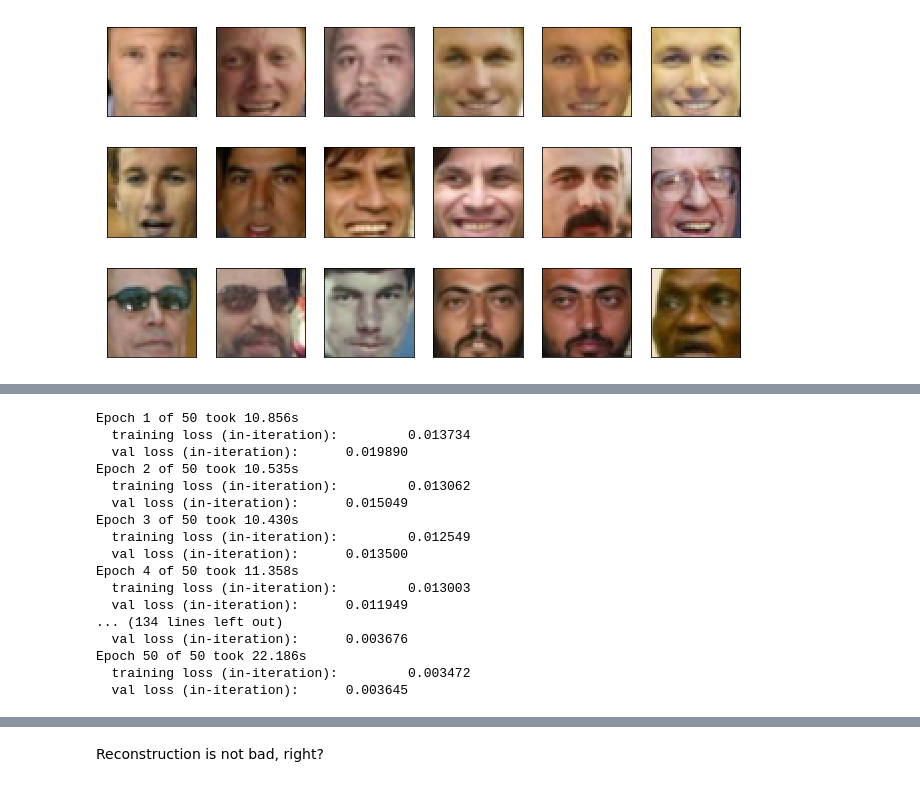
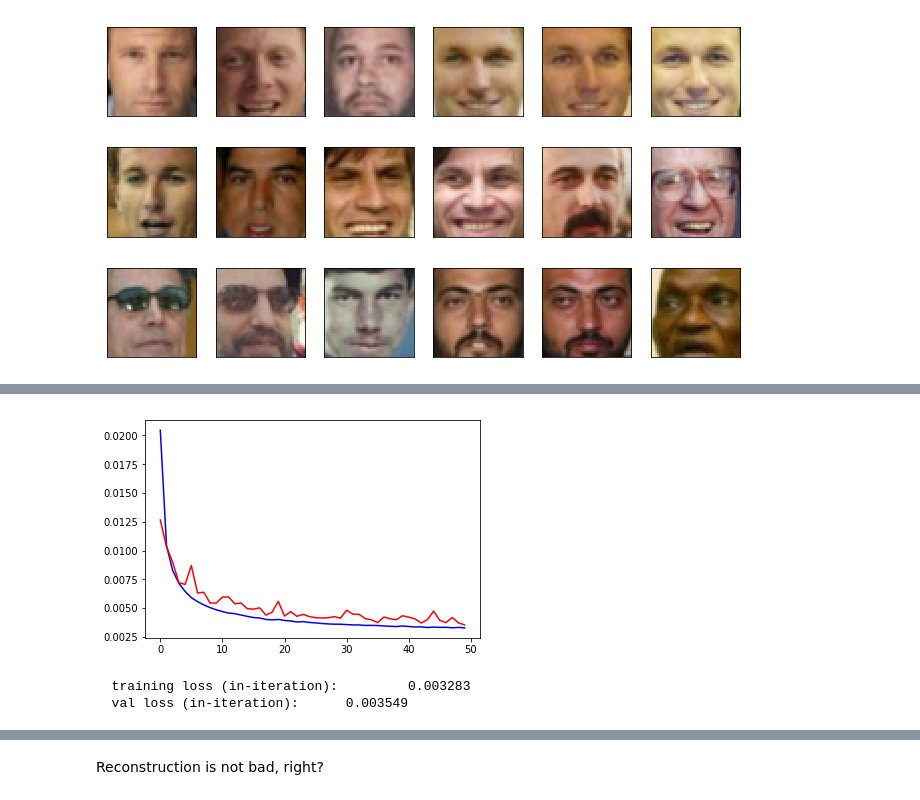
Before and after one commit to ilivans/Practical_DL, a Jupyter notebook: homework03/homework03_part2_vae.ipynb, the cells around one changed output, grey strips where cells are left out. Drawn from its saved outputs; the diff is of its cells as text; code cells hidden in the pictures.

```diff
--- a/homework03/homework03_part2_vae.ipynb
+++ b/homework03/homework03_part2_vae.ipynb
@@ -128,56 +130,47 @@ optimizer = optim.Adam(autoencoder.parameters(), 5e-4)
 # %%
 import time
 from tqdm import tqdm_notebook as tqdm
+from IPython.display import clear_output
 
 def compute_loss(X_batch):
-    X_var = Variable(X_batch)
+    X_var = Variable(X_batch).cuda()
     X_pred = autoencoder(X_var)[0]
     return criterion(X_pred, X_var)
 
 
 train_loss = []
 val_loss = []
 num_epochs = 50
 
 for epoch in range(num_epochs):
     start_time = time.time()
     autoencoder.train(True) # enable dropout / batch_norm training behavior
     for X_batch, _ in train_loader:
         loss = compute_loss(X_batch)
         loss.backward()
         optimizer.step()
         optimizer.zero_grad()
-        train_loss.append(loss.data.numpy()[0])
+        train_loss.append(loss.cpu().data.numpy()[0])
 
     autoencoder.train(False) # disable dropout / use averages for batch_norm
     for X_batch, _ in val_loader:
         loss = compute_loss(X_batch)
-        val_loss.append(loss.data.numpy()[0])
+        val_loss.append(loss.cpu().data.numpy()[0])
 
-    print("Epoch {} of {} took {:.3f}s".format(
-        epoch + 1, num_epochs, time.time() - start_time))
-    print("  training loss (in-iteration): \t{:.6f}".format(
-        np.mean(train_loss[-len(train_loader) // batch_size :])))
-    print("  val loss (in-iteration): \t{:.6f}".format(
-        np.mean(val_loss[-len(val_loader) // batch_size :])))
+    clear_output()
+    plt.plot(np.mean(np.array(train_loss).reshape(-1, len(train_loader)), axis=1), c="blue")
+    plt.plot(np.mean(np.array(val_loss).reshape(-1, len(val_loader)), axis=1), c="red")
+    plt.show()
 # %% [output]
-Epoch 1 of 50 took 10.856s
-  training loss (in-iteration):         0.013734
-  val loss (in-iteration):      0.019890
-Epoch 2 of 50 took 10.535s
-  training loss (in-iteration):         0.013062
-  val loss (in-iteration):      0.015049
-Epoch 3 of 50 took 10.430s
-  training loss (in-iteration):         0.012549
-  val loss (in-iteration):      0.013500
-Epoch 4 of 50 took 11.358s
-  training loss (in-iteration):         0.013003
-  val loss (in-iteration):      0.011949
-... (134 lines left out)
-  val loss (in-iteration):      0.003676
-Epoch 50 of 50 took 22.186s
-  training loss (in-iteration):         0.003472
-  val loss (in-iteration):      0.003645
+[figure, added]
+# %%
+print("  training loss (in-iteration): \t{:.6f}".format(
+    np.mean(train_loss[-len(train_loader):])))
+print("  val loss (in-iteration): \t{:.6f}".format(
+    np.mean(val_loss[-len(val_loader):])))
+# %% [output]
+  training loss (in-iteration):         0.003283
+  val loss (in-iteration):      0.003549
 # %%
 ## Examine the reconstructions
 for j, data in enumerate(val_loader, 0):
```
Also changed, not shown: parts of 16 cells of this notebook, 3 other files.
